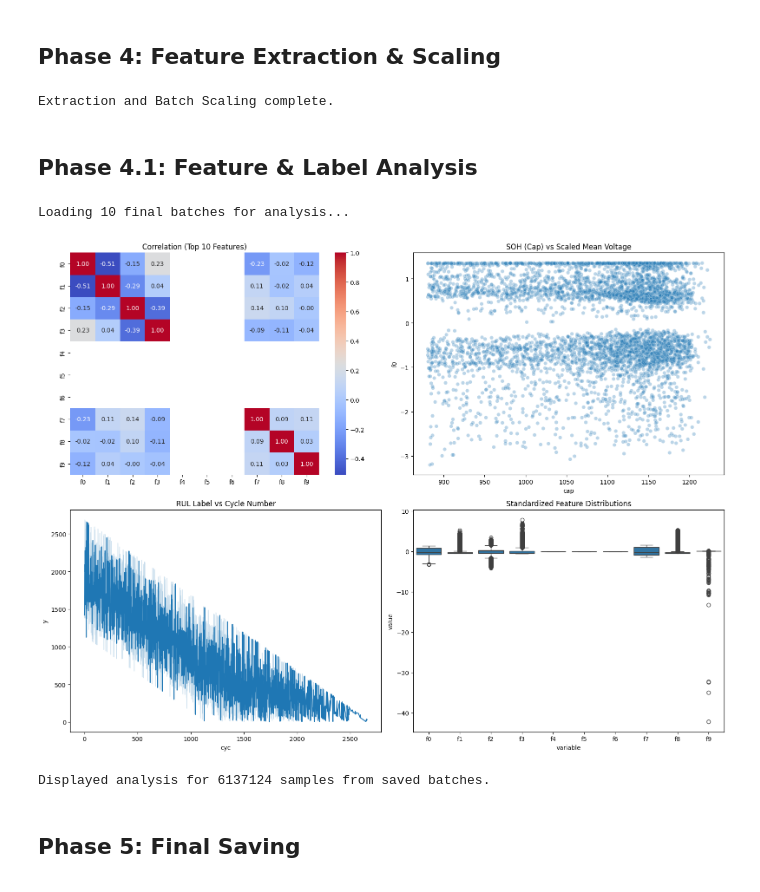
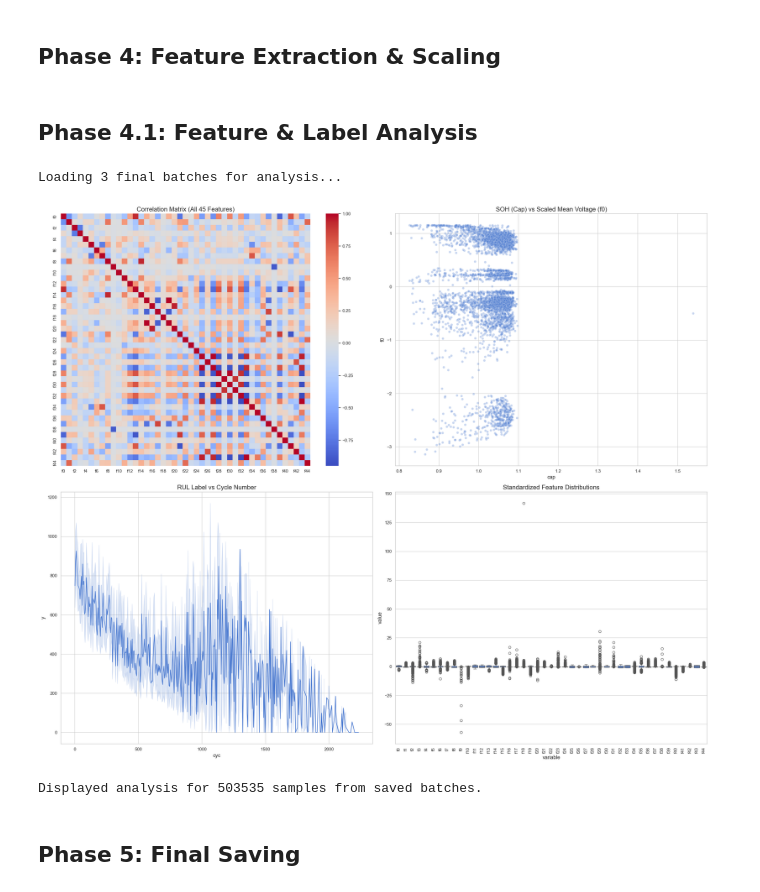
Before and after one commit to ChanMinLee2/LFP_SOH_prediction, a Jupyter notebook: src/data/preprocess.ipynb, the cells around one changed output. Saved outputs shown, nothing was run; the diff lists cells and outputs as text; code cells hidden in the pictures.

```diff
--- a/src/data/preprocess.ipynb
+++ b/src/data/preprocess.ipynb
@@ -115,8 +245,20 @@ CLEAN_REPORT_PATH = PROJECT_ROOT / "outputs" / "cleaning_report.csv"
 # %%
 def clean_physical_data(df, cid, cyc, cleaning_reports):
     clean_df = df.copy()
+
+    # 1. Standardize Current (ensure Amperes)
     if "Current (mA)" in clean_df.columns:
         clean_df[COL_I] = clean_df["Current (mA)"] / 1000.0
+    elif clean_df[COL_I].abs().mean() > 50:
+        clean_df[COL_I] = clean_df[COL_I] / 1000.0
+
+    # 2. Capacity is already standardized in Phase 0-1.
+    # We just ensure it's treated as a numeric column for cleaning.
+    if 'capacity' not in clean_df.columns:
+        # Fallback only if missing
+        q_c = calc_Q(clean_df[COL_I].values, clean_df[COL_TIME].values, is_charge=True)
+        q_d = calc_Q(clean_df[COL_I].values, clean_df[COL_TIME].values, is_charge=False)
+        clean_df['capacity'] = np.where(clean_df[COL_I] >= 0, q_c, q_d)
 
     num_cols = clean_df.select_dtypes(include=[np.number]).columns
     outlier_mask = pd.Series(False, index=clean_df.index)
@@ -131,7 +273,7 @@ def clean_physical_data(df, cid, cyc, cleaning_reports):
         col_std = clean_df[col].std()
         if col_std > 1e-6:
             z_scores = np.abs((clean_df[col] - clean_df[col].mean()) / col_std)
-            is_outlier = z_scores >= 7
+            is_outlier = z_scores >= 10
             if is_outlier.any():
                 outlier_mask |= is_outlier
                 outlier_indices = clean_df.index[is_outlier].tolist()
@@ -297,4 +469,10 @@ def phase2_slice_data(df, start_p=0.0, end_p=1.0, mode="C"):
     return sliced, soc_label, mode_label
 # %% [markdown]
 ## Phase 2.1: Global Slicing Loop
+# %%
+CACHE_DIR = PROCESSED_DATA_ROOT / f"{DATASET_TYPE}_sliced_chunks"
+CACHE_DIR.mkdir(parents=True, exist_ok=True)
+scen_bounds = {"H": (0.0, 0.3), "M": (0.3, 0.7), "L": (0.7, 1.0)}
+lengths = [0.2, 0.3, 0.4]
+step = 0.1
 # %%
@@ -519,7 +743,5 @@ def extract_45d_hi(df, mode="C"):
 # %%
-FEATURE_BATCH_DIR = PROCESSED_DATA_ROOT / f"{DATASET_TYPE}_feature_batches"
-FEATURE_BATCH_DIR.mkdir(parents=True, exist_ok=True)
-SCALER_CACHE_PATH = PROCESSED_DATA_ROOT / f"{DATASET_TYPE}_scaler.pkl"
+
 batch_files = sorted(CACHE_DIR.glob("batch_*.pkl"))
 scaler = StandardScaler()
 total_items_extracted = 0
@@ -553,60 +775,64 @@ for raw_file in tqdm(sorted(FEATURE_BATCH_DIR.glob("raw_batch_*.pkl")), desc="Sc
 
 with open(SCALER_CACHE_PATH, "wb") as f: pickle.dump(scaler, f)
 print("Extraction and Batch Scaling complete.")
-# %% [output]
-Extraction and Batch Scaling complete.
 # %% [markdown]
 ## Phase 4.1: Feature & Label Analysis
 # %%
 def plot_phase4_feature_analysis(pool):
     import random
+    if not pool: return
+    num_features = len(pool[0]["scaled_x"])
     sample_pool = random.sample(pool, min(5000, len(pool)))
     df_features = pd.DataFrame([{
         "cyc": s["cyc"], "y": s["y"], "cap": s["capacity"],
-        **{f"f{i}": val for i, val in enumerate(s["scaled_x"][:10])}
+        **{f"f{i}": val for i, val in enumerate(s["scaled_x"])}
     } for s in sample_pool])
 
-    fig, axes = plt.subplots(2, 2, figsize=(16, 12))
+    # Increased figsize for better visibility of 45 features
+    fig, axes = plt.subplots(2, 2, figsize=(24, 20))
 
-    # 1. Correlation Matrix
-    corr = df_features[[f"f{i}" for i in range(10)]].corr()
-    sns.heatmap(corr, annot=True, cmap='coolwarm', fmt=".2f", ax=axes[0,0])
-    axes[0,0].set_title("Correlation (Top 10 Features)")
+    # 1. Correlation Matrix (All Features)
+    corr = df_features[[f"f{i}" for i in range(num_features)]].corr()
+    sns.heatmap(corr, annot=False, cmap='coolwarm', ax=axes[0,0])
+    axes[0,0].set_title(f"Correlation Matrix (All {num_features} Features)")
 
     # 2. Mean Voltage (f0) vs Capacity
     sns.scatterplot(data=df_features, x='cap', y='f0', alpha=0.3, ax=axes[0,1])
-    axes[0,1].set_title("SOH (Cap) vs Scaled Mean Voltage")
+    axes[0,1].set_title("SOH (Cap) vs Scaled Mean Voltage (f0)")
 
     # 3. RUL (y) Trend
     sns.lineplot(data=df_features, x='cyc', y='y', ax=axes[1,0])
     axes[1,0].set_title("RUL Label vs Cycle Number")
 
-    # 4. Feature Scales
-    sns.boxplot(data=df_features.melt(value_vars=[f"f{i}" for i in range(10)]),
-                x='variable', y='value', ax=axes[1,1])
+    # 4. Feature Scales (All Features)
+    sns.boxplot(
+        data=df_features.melt(value_vars=[f"f{i}" for i in range(num_features)]),
+        x='variable', y='value', ax=axes[1,1]
+    )
     axes[1,1].set_title("Standardized Feature Distributions")
+    axes[1,1].tick_params(axis='x', rotation=90)
 
     plt.tight_layout()
     plt.show()
 
 FEATURE_BATCH_DIR = PROCESSED_DATA_ROOT / f"{DATASET_TYPE}_feature_batches"
 final_batch_files = sorted(FEATURE_BATCH_DIR.glob("final_batch_*.pkl"))
 
 batch_feature_pool = []
 if final_batch_files:
     print(f"Loading {len(final_batch_files)} final batches for analysis...")
     for bf in tqdm(final_batch_files, desc="Loading final batches"):
         with open(bf, "rb") as f: batch_feature_pool.extend(pickle.load(f))
 
 if 'batch_feature_pool' in locals() and len(batch_feature_pool) > 0:
     plot_phase4_feature_analysis(batch_feature_pool)
     print(f"Displayed analysis for {len(batch_feature_pool)} samples from saved batches.")
 else:
     print("No data found in memory or saved batches.")
 # %% [output]
-Loading 10 final batches for analysis...
+Loading 3 final batches for analysis...
-[figure, old version]
+[figure, new version]
-Displayed analysis for 6137124 samples from saved batches.
+Displayed analysis for 503535 samples from saved batches.
 # %% [markdown]
 ## Phase 5: Final Saving
 # %%
```
Also changed, not shown: parts of 24 cells of this notebook, 19 other files.
